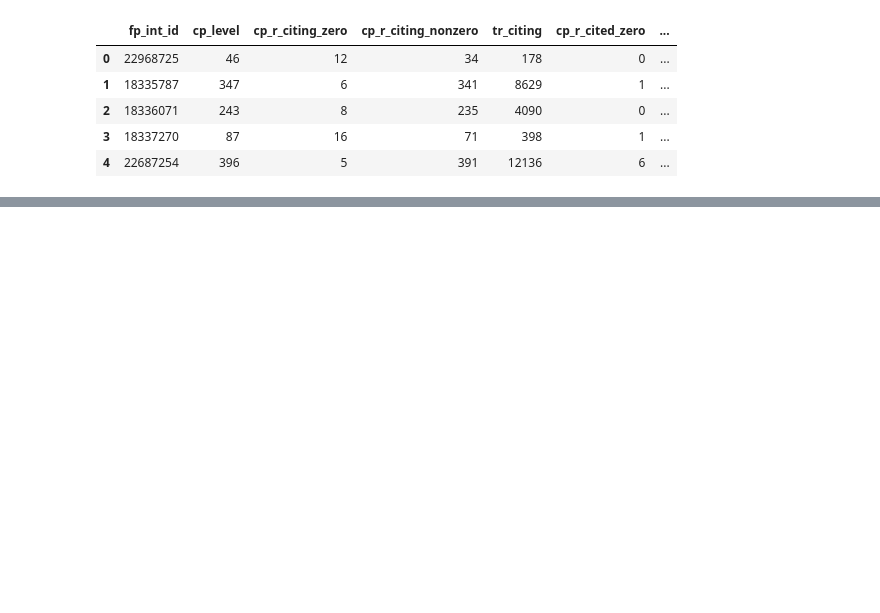
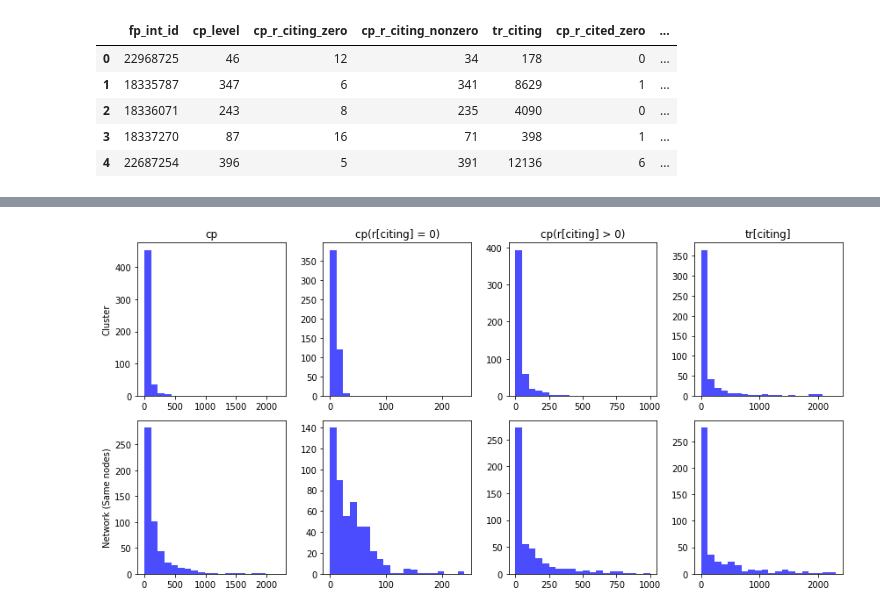
Before and after one commit to vikramr2/bdid-metrics, a Jupyter notebook: analysis/pi3k/analyze_pi3k.ipynb, the cells around one changed output, grey strips where cells are left out. Cells and saved outputs as stored; diff of their text form; code cells hidden in the pictures; blank space fills up the shorter version.

```diff
--- a/analysis/pi3k/analyze_pi3k.ipynb
+++ b/analysis/pi3k/analyze_pi3k.ipynb
@@ -140,5 +156,7 @@ I ran the pipeline script `pipeline/traditional_bdid_networkit.py` on both the i
 # %%
+# These metrics are relative to the densest cluster
 pi3k_k49_bdid = pd.read_csv('/shared/pubmed/data/networkit_bdid-pi3k-k49-cluster.csv')
+pi3k_k49_bdid = pi3k_k49_bdid.dropna()
 pi3k_k49_bdid.head()
 # %% [output]
 |  | fp_int_id | cp_level | cp_r_citing_zero | cp_r_citing_nonzero | tr_citing | cp_r_cited_zero | ... |
@@ -147,3 +165,8 @@ pi3k_k49_bdid.head()
 | 2 | 18336071 | 243 | 8 | 235 | 4090 | 0 | ... |
 | 3 | 18337270 | 87 | 16 | 71 | 398 | 1 | ... |
 | 4 | 22687254 | 396 | 5 | 391 | 12136 | 6 | ... |
+# %%
+# These metrics are relative to the entire network
+pi3k_full_network_bdid = pd.read_csv('/shared/pubmed/data/networkit_bdid-pi3k-network.csv')
+pi3k_full_network_bdid = pi3k_full_network_bdid.dropna()
+pi3k_full_network_bdid.head()
@@ -149,0 +205,11 @@ pi3k_k49_bdid.head()
+# %%
+app1_network = pi3k_full_network_bdid[pi3k_full_network_bdid['fp_int_id'].isin(pi3k_k49_bdid['fp_int_id'])]
+app1_citing_zero = app1_network['cp_r_citing_zero'].tolist()
+app1_citing_nonzero = app1_network['cp_r_citing_nonzero'].tolist()
+app1_citing_tr = app1_network['tr_citing'].tolist()
+app1_cp = app1_network['cp_level'].tolist()
+
+print(min(app1_citing_nonzero), max(app1_citing_nonzero))
+print(min(app1_citing_zero), max(app1_citing_zero))
+print(min(app1_citing_tr), max(app1_citing_tr))
+print(min(app1_cp), max(app1_cp))
@@ -149,0 +230,40 @@ pi3k_k49_bdid.head()
+# %%
+import matplotlib.pyplot as plt
+import numpy as np
+
+
+# Create a 2x4 grid of histograms
+fig, axes = plt.subplots(nrows=2, ncols=4, figsize=(12, 6))
+
+# Flatten the 2D array of subplots into a 1D array
+axes = axes.flatten()
+
+# Plot histograms in each subplot
+axes[0].hist(cluster_cp, bins=20, range=(0, 2200), color='blue', alpha=0.7)
+axes[1].hist(cluster_citing_zero, bins=20, range=(0, 240), color='blue', alpha=0.7)
+axes[2].hist(cluster_citing_nonzero, bins=20,range=(0, 1000), color='blue', alpha=0.7)
+axes[3].hist(cluster_citing_tr, bins=20, range=(0, 2300), color='blue', alpha=0.7)
+
+axes[4].hist(app1_cp, bins=20, range=(0, 2200), color='blue', alpha=0.7)
+axes[5].hist(app1_citing_zero, bins=20, range=(0, 240), color='blue', alpha=0.7)
+axes[6].hist(app1_citing_nonzero, bins=20, range=(0, 1000), color='blue', alpha=0.7)
+axes[7].hist(app1_citing_tr, bins=20, range=(0, 2300), color='blue', alpha=0.7)
+
+col_titles = ['cp', 'cp(r[citing] = 0)', 'cp(r[citing] > 0)', 'tr[citing]']
+
+# Add labels and title
+for i, ax in enumerate(axes):
+    if i <= 3:
+        ax.set_title(col_titles[i])
+    if (i == 0):
+        ax.set_ylabel('Cluster')
+    elif (i == 4):
+        ax.set_ylabel('Network (Same nodes)')
+
+# Adjust layout for better spacing
+plt.tight_layout()
+
+# Show the plot
+plt.show()
+# %% [output]
+[figure, added]
```
Also changed, not shown: parts of 11 cells of this notebook.
